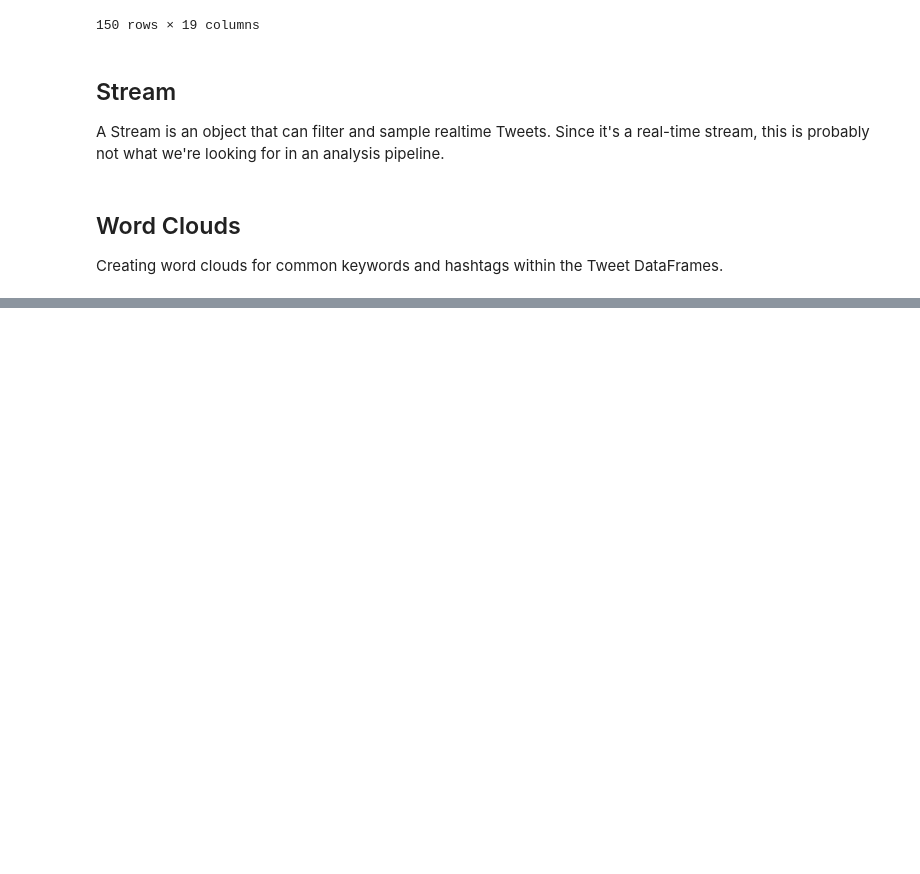
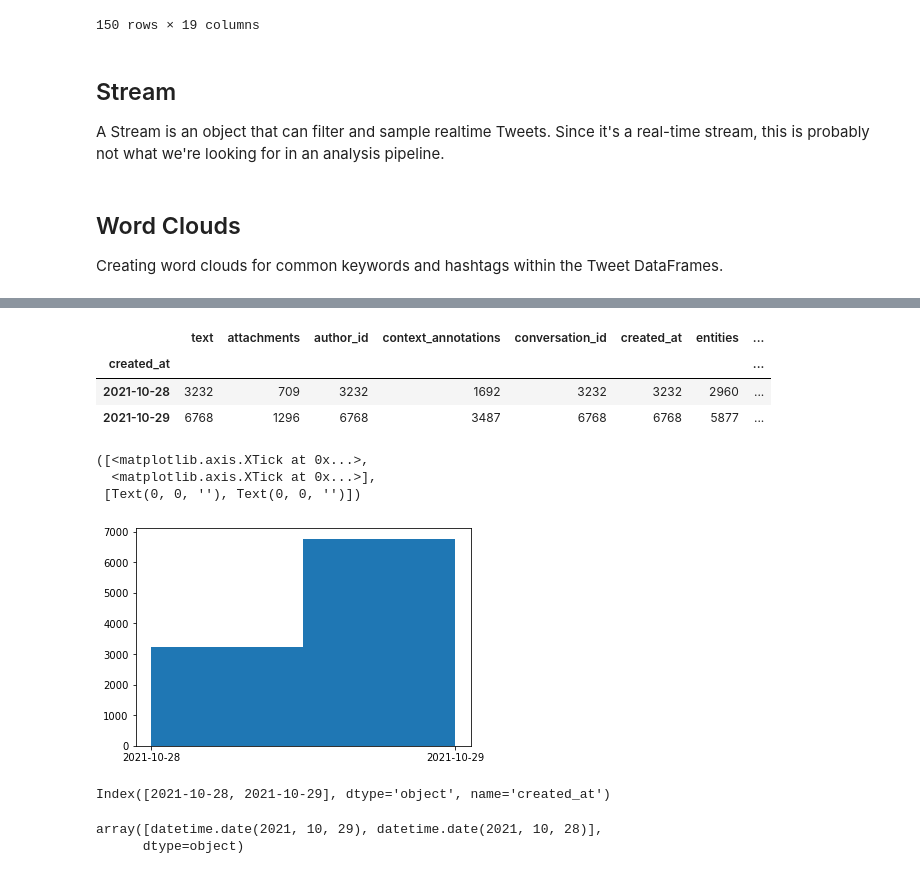
Before and after one commit to rethink-media/rethink-twitter, a Jupyter notebook: notebooks/exploration.ipynb, the cells around one changed output, grey strips where cells are left out. Saved outputs shown, nothing was run; the diff lists cells and outputs as text; code cells hidden in the pictures; blank space fills up the shorter version.

```diff
--- a/notebooks/exploration.ipynb
+++ b/notebooks/exploration.ipynb
@@ -224,6 +225,10 @@ def search_7(query, start_date=None, end_date=None, max_results=20, write_csv=Fa
 
     return tweets
 # %%
-test = search_7("hello world", max_results=212, write_csv=True)
+import time
+start = time.time()
+test = search_7("hello world", max_results=45000, write_csv=True)
+end = time.time()
+print(f"Time taken: {(end-start)/60} min")
 test
 # %% [output]
@@ -600,0 +523,26 @@ word_cloud(test)
+# %%
+daily_counts = test.groupby(test["created_at"].dt.date).count()
+daily_counts
+# %% [output]
+|  | text | attachments | author_id | context_annotations | conversation_id | created_at | entities | ... |
+| created_at |  |  |  |  |  |  |  | ... |
+| 2021-10-28 | 3232 | 709 | 3232 | 1692 | 3232 | 3232 | 2960 | ... |
+| 2021-10-29 | 6768 | 1296 | 6768 | 3487 | 6768 | 6768 | 5877 | ... |
+# %%
+import matplotlib.pyplot as plt
+plt.hist(test["created_at"].dt.date, bins=len(test["created_at"].dt.date.unique()), align="mid")
+plt.xticks(test["created_at"].dt.date.unique())
+# %% [output]
+([<matplotlib.axis.XTick at 0x...>,
+  <matplotlib.axis.XTick at 0x...>],
+ [Text(0, 0, ''), Text(0, 0, '')])
+[figure, added]
+# %%
+daily_counts.index
+# %% [output]
+Index([2021-10-28, 2021-10-29], dtype='object', name='created_at')
+# %%
+test["created_at"].dt.date.unique()
+# %% [output]
+array([datetime.date(2021, 10, 29), datetime.date(2021, 10, 28)],
+      dtype=object)
```
Also changed, not shown: parts of 16 cells of this notebook, 5 other files.
